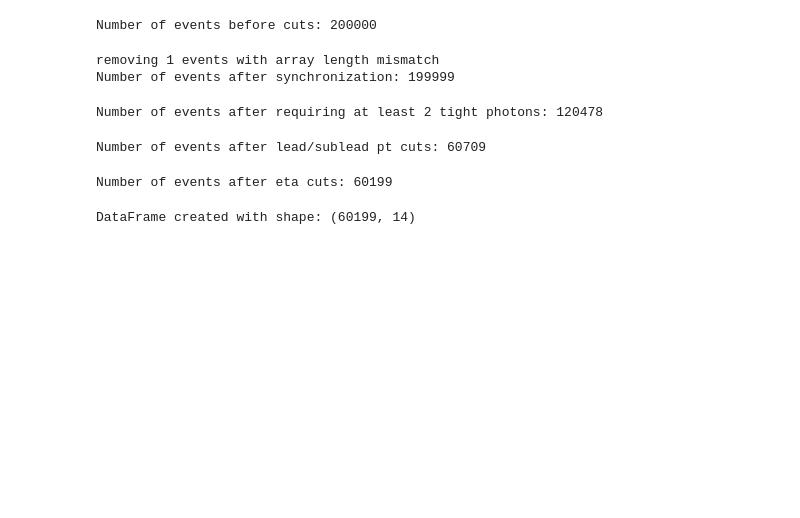
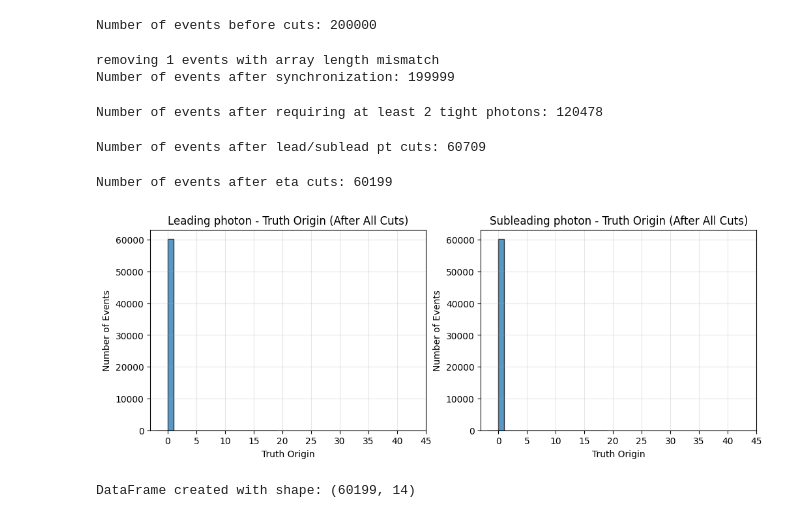
Before and after one commit to bernadlger/Higgs-Diphoton-Analysis, a Jupyter notebook: notebooks/03b_qcd_preprocessing.ipynb, the cells around one changed output. Cells and saved outputs as stored; diff of their text form; code cells hidden in the pictures; blank space fills up the shorter version.

```diff
--- a/notebooks/03b_qcd_preprocessing.ipynb
+++ b/notebooks/03b_qcd_preprocessing.ipynb
@@ -96,6 +100,7 @@ ptcone20 = ptcone20[has_2plus]
 topoetcone20 = topoetcone20[has_2plus]
 topoetcone40 = topoetcone40[has_2plus]
 f1 = f1[has_2plus]
+truthOrigin = truthOrigin[has_2plus]
 
 
 print(f"Number of events after requiring at least 2 tight photons: {len(pt)}")
@@ -112,6 +117,7 @@ ptcone20_sorted = ptcone20[sorted_indices]
 topoetcone20_sorted = topoetcone20[sorted_indices]
 topoetcone40_sorted = topoetcone40[sorted_indices]
 f1_sorted = f1[sorted_indices]
+truthOrigin_sorted = truthOrigin[sorted_indices]
 
 #Lead photons
 pt_lead = pt_sorted[:, 0]
@@ -121,6 +127,7 @@ ptcone20_lead = ptcone20_sorted[:, 0]
 topoetcone20_lead = topoetcone20_sorted[:, 0]
 topoetcone40_lead = topoetcone40_sorted[:, 0]
 f1_lead = f1_sorted[:, 0]
+truthOrigin_lead = truthOrigin_sorted[:, 0]
 
 #Sublead photons
 pt_sublead = pt_sorted[:, 1]
@@ -130,6 +137,7 @@ ptcone20_sublead = ptcone20_sorted[:, 1]
 topoetcone20_sublead = topoetcone20_sorted[:, 1]
 topoetcone40_sublead = topoetcone40_sorted[:, 1]
 f1_sublead = f1_sorted[:, 1]
+truthOrigin_sublead = truthOrigin_sorted[:, 1]
 # %%
 # pt cut
 
@@ -149,6 +157,8 @@ topoetcone40_lead = topoetcone40_lead[pt_cut]
 topoetcone40_sublead = topoetcone40_sublead[pt_cut]
 f1_lead = f1_lead[pt_cut]
 f1_sublead = f1_sublead[pt_cut]
+truthOrigin_lead = truthOrigin_lead[pt_cut]
+truthOrigin_sublead = truthOrigin_sublead[pt_cut]
 
 print(f"Number of events after lead/sublead pt cuts: {len(pt_lead)}")
 # %% [output]
@@ -172,10 +182,39 @@ topoetcone40_lead = topoetcone40_lead[eta_cut]
 topoetcone40_sublead = topoetcone40_sublead[eta_cut]
 f1_lead = f1_lead[eta_cut]
 f1_sublead = f1_sublead[eta_cut]
+truthOrigin_lead = truthOrigin_lead[eta_cut]
+truthOrigin_sublead = truthOrigin_sublead[eta_cut]
 
 print(f"Number of events after eta cuts: {len(pt_lead)}")
 # %% [output]
 Number of events after eta cuts: 60199
+# %%
+# Leading photon TruthOrigin distribution
+
+plt.figure(figsize=(12,4))
+plt.subplot(1, 2, 1)
+truthOrigin_lead_np = ak.to_numpy(truthOrigin_lead)
+plt.hist(truthOrigin_lead_np, bins= range(-2, 20, 1), edgecolor='black', alpha=0.75)
+plt.title('Leading photon - Truth Origin (After All Cuts)')
+plt.xlabel('Truth Origin')
+plt.ylabel('Number of Events')
+plt.xticks(range(0, 46, 5))
+plt.grid(alpha= 0.3)
+
+
+#Subleading photon TruthOrigin distribution
+
+plt.subplot(1, 2, 2)
+truthOrigin_sublead_np = ak.to_numpy(truthOrigin_sublead)
+plt.hist(truthOrigin_sublead_np, bins = range(-2, 20, 1), edgecolor= 'black', alpha = 0.75)
+plt.title('Subleading photon - Truth Origin (After All Cuts)')
+plt.xlabel('Truth Origin')
+plt.ylabel('Number of Events')
+plt.xticks(range(0, 46, 5))
+plt.grid(alpha= 0.3)
+plt.show()
+# %% [output]
+[figure, added]
 # %%
 qcd_df = pd.DataFrame({
     'pt_lead': ak.to_numpy(pt_lead),
```
Also changed, not shown: parts of 3 cells of this notebook, 3 other files.
